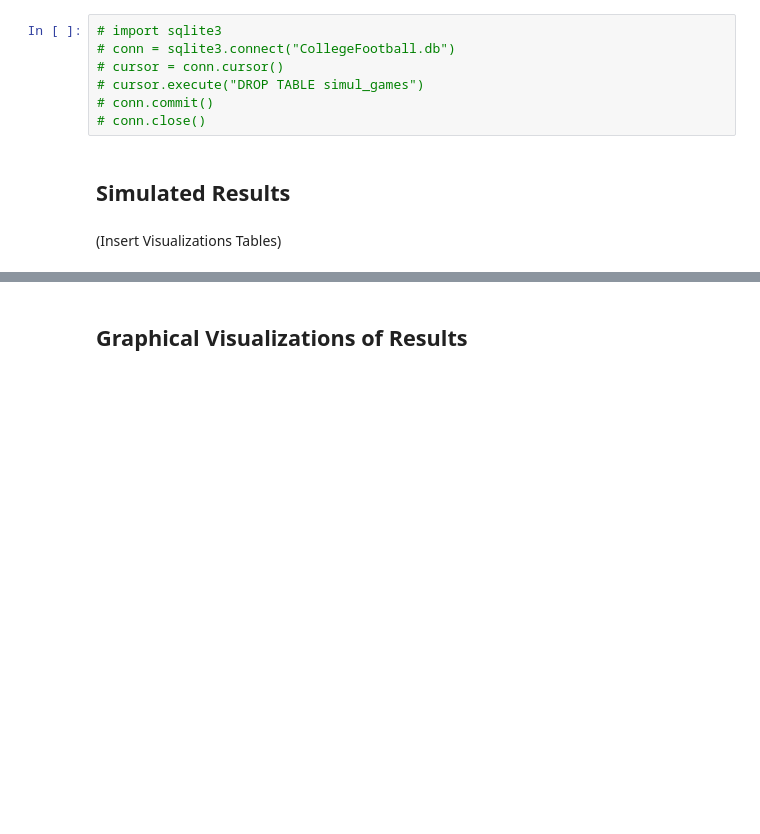
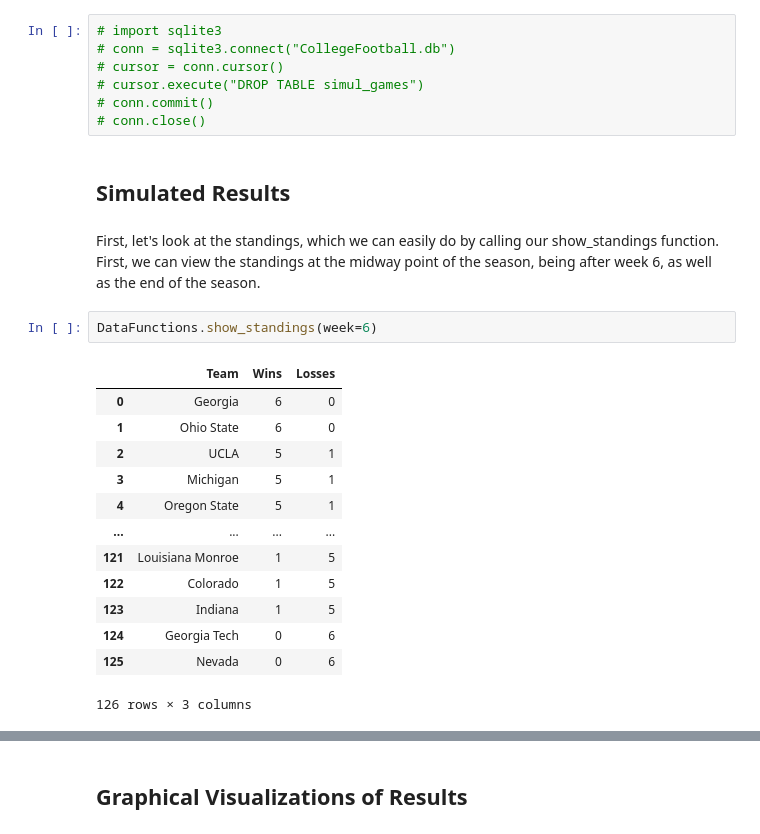
Before and after one commit to dyeds/PIC-16B-Project, a Jupyter notebook: FinalReport.ipynb, the cells around one changed output, grey strips where cells are left out. Saved outputs shown, nothing was run; the diff lists cells and outputs as text; blank space fills up the shorter version.

```diff
--- a/FinalReport.ipynb
+++ b/FinalReport.ipynb
@@ -623,5 +625,21 @@ Note: The code below allows us to remove the previously simulated games from our
 # conn.close()
 # %% [markdown]
 ## Simulated Results
-# %% [markdown]
-(Insert Visualizations Tables)
+# %% [markdown]
+First, let's look at the standings, which we can easily do by calling our show_standings function. First, we can view the standings at the midway point of the season, being after week 6, as well as the end of the season.
+# %%
+DataFunctions.show_standings(week=6)
+# %% [output]
+|  | Team | Wins | Losses |
+| 0 | Georgia | 6 | 0 |
+| 1 | Ohio State | 6 | 0 |
+| 2 | UCLA | 5 | 1 |
+| 3 | Michigan | 5 | 1 |
+| 4 | Oregon State | 5 | 1 |
+| ... | ... | ... | ... |
+| 121 | Louisiana Monroe | 1 | 5 |
+| 122 | Colorado | 1 | 5 |
+| 123 | Indiana | 1 | 5 |
+| 124 | Georgia Tech | 0 | 6 |
+| 125 | Nevada | 0 | 6 |
+126 rows × 3 columns
```
Also changed, not shown: parts of 23 cells of this notebook, 1 other file.
